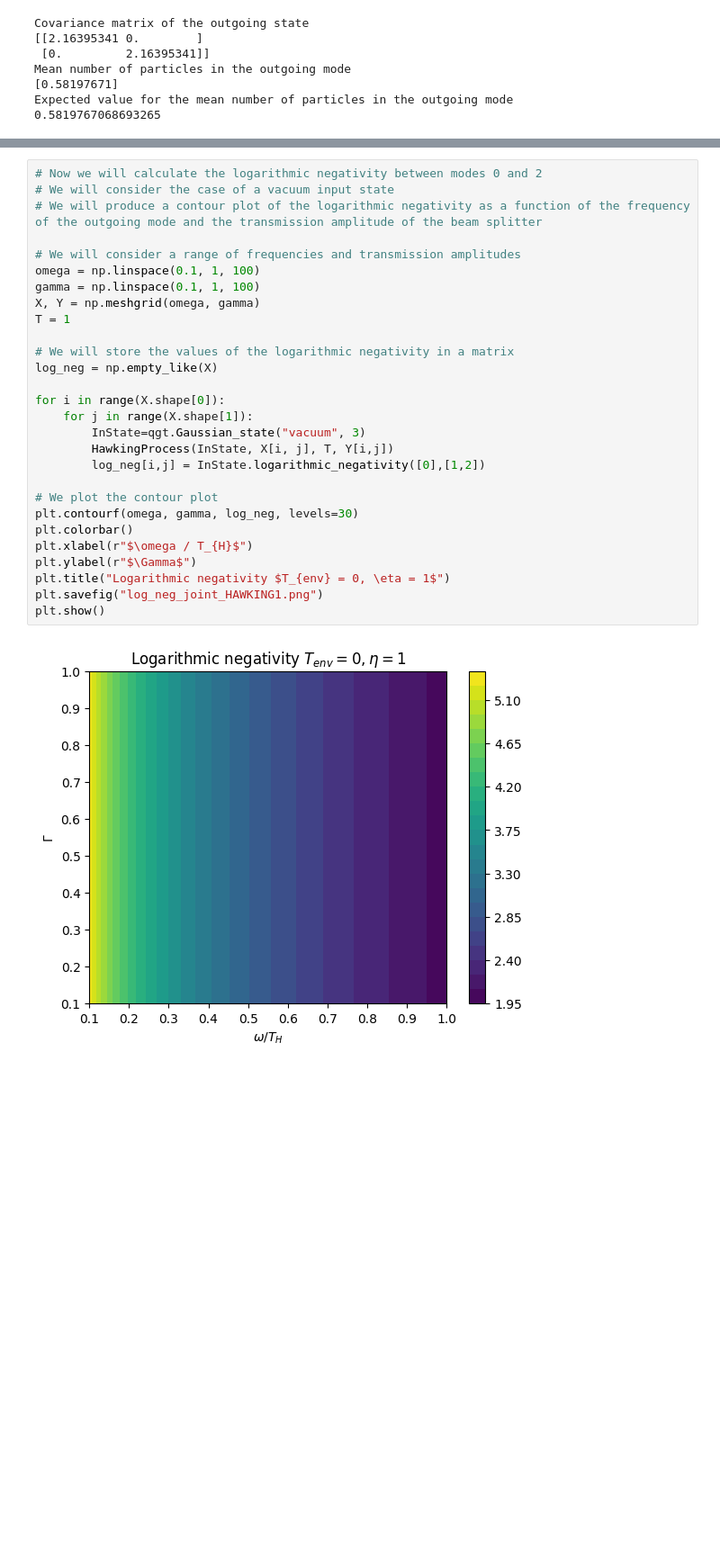
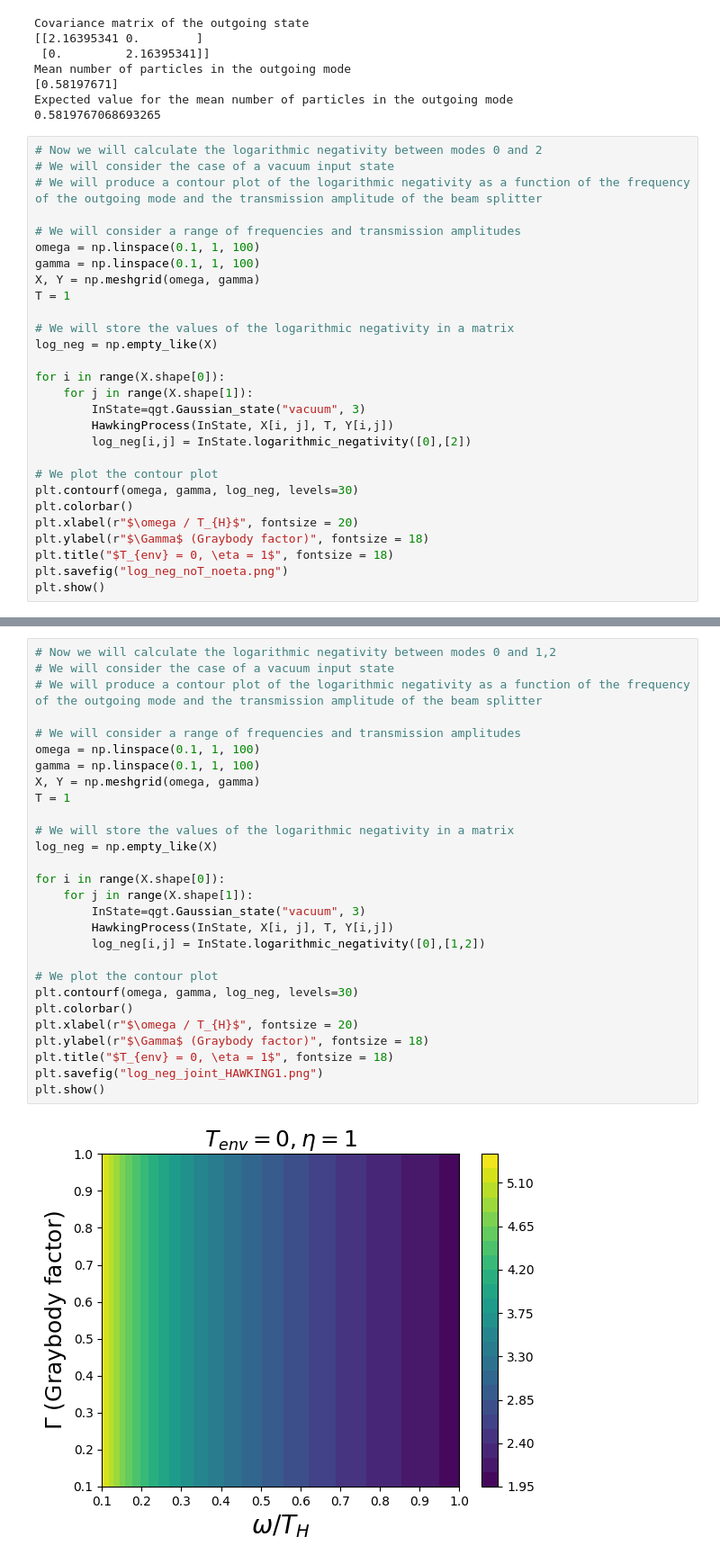
Before and after one commit to Setnom6/Quantum-Gaussian-Information-Toolbox-v2, a Jupyter notebook: Examples/HawkingEffect.ipynb, the cells around one changed output, grey strips where cells are left out. Shown at 90% size. Saved outputs shown, nothing was run; the diff lists cells and outputs as text; blank space fills up the shorter version.

Commit message:
More cases added

```diff
--- a/Examples/HawkingEffect.ipynb
+++ b/Examples/HawkingEffect.ipynb
@@ -64,3 +64,31 @@ Mean number of particles in the outgoing mode
 [0.58197671]
 Expected value for the mean number of particles in the outgoing mode
 0.5819767068693265
+# %%
+# Now we will calculate the logarithmic negativity between modes 0 and 2
+# We will consider the case of a vacuum input state
+# We will produce a contour plot of the logarithmic negativity as a function of the frequency of the outgoing mode and the transmission amplitude of the beam splitter
+
+# We will consider a range of frequencies and transmission amplitudes
+omega = np.linspace(0.1, 1, 100)
+gamma = np.linspace(0.1, 1, 100)
+X, Y = np.meshgrid(omega, gamma)
+T = 1
+
+# We will store the values of the logarithmic negativity in a matrix
+log_neg = np.empty_like(X)
+
+for i in range(X.shape[0]):
+    for j in range(X.shape[1]):
+        InState=qgt.Gaussian_state("vacuum", 3)
+        HawkingProcess(InState, X[i, j], T, Y[i,j])
+        log_neg[i,j] = InState.logarithmic_negativity([0],[2])
+
+# We plot the contour plot
+plt.contourf(omega, gamma, log_neg, levels=30)
+plt.colorbar()
+plt.xlabel(r"$\omega / T_{H}$", fontsize = 20)
+plt.ylabel(r"$\Gamma$ (Graybody factor)", fontsize = 18)
+plt.title("$T_{env} = 0, \eta = 1$", fontsize = 18)
+plt.savefig("log_neg_noT_noeta.png")
+plt.show()
@@ -67,30 +97,30 @@ Expected value for the mean number of particles in the outgoing mode
 # %%
-# Now we will calculate the logarithmic negativity between modes 0 and 2
+# Now we will calculate the logarithmic negativity between modes 0 and 1,2
 # We will consider the case of a vacuum input state
 # We will produce a contour plot of the logarithmic negativity as a function of the frequency of the outgoing mode and the transmission amplitude of the beam splitter
 
 # We will consider a range of frequencies and transmission amplitudes
 omega = np.linspace(0.1, 1, 100)
 gamma = np.linspace(0.1, 1, 100)
 X, Y = np.meshgrid(omega, gamma)
 T = 1
 
 # We will store the values of the logarithmic negativity in a matrix
 log_neg = np.empty_like(X)
 
 for i in range(X.shape[0]):
     for j in range(X.shape[1]):
         InState=qgt.Gaussian_state("vacuum", 3)
         HawkingProcess(InState, X[i, j], T, Y[i,j])
         log_neg[i,j] = InState.logarithmic_negativity([0],[1,2])
 
 # We plot the contour plot
 plt.contourf(omega, gamma, log_neg, levels=30)
 plt.colorbar()
-plt.xlabel(r"$\omega / T_{H}$")
-plt.ylabel(r"$\Gamma$")
-plt.title("Logarithmic negativity $T_{env} = 0, \eta = 1$")
+plt.xlabel(r"$\omega / T_{H}$", fontsize = 20)
+plt.ylabel(r"$\Gamma$ (Graybody factor)", fontsize = 18)
+plt.title("$T_{env} = 0, \eta = 1$", fontsize = 18)
 plt.savefig("log_neg_joint_HAWKING1.png")
 plt.show()
 # %% [output]
-[figure, old version]
+[figure, new version]
```
Also changed, not shown: parts of 6 cells of this notebook, 2 other files.
